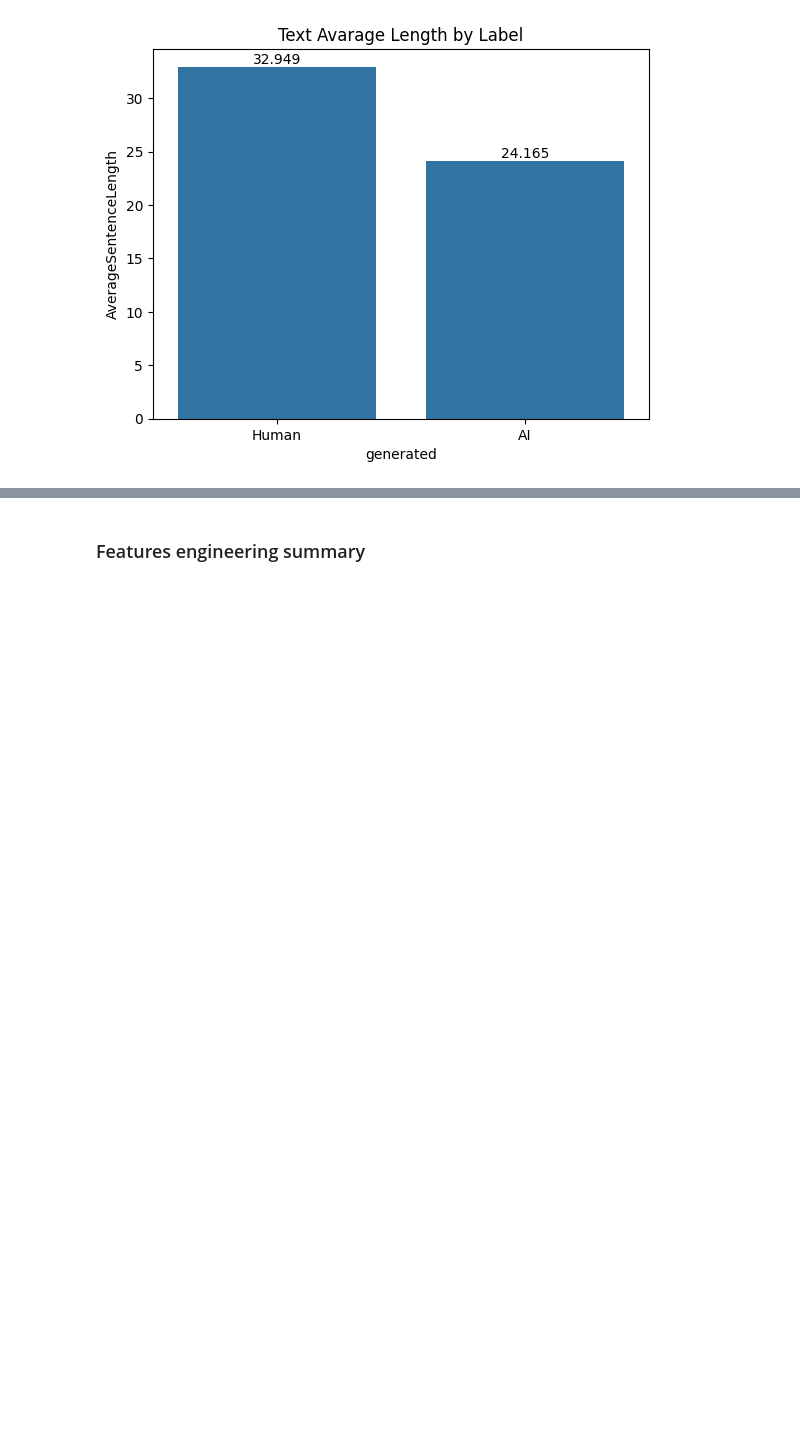
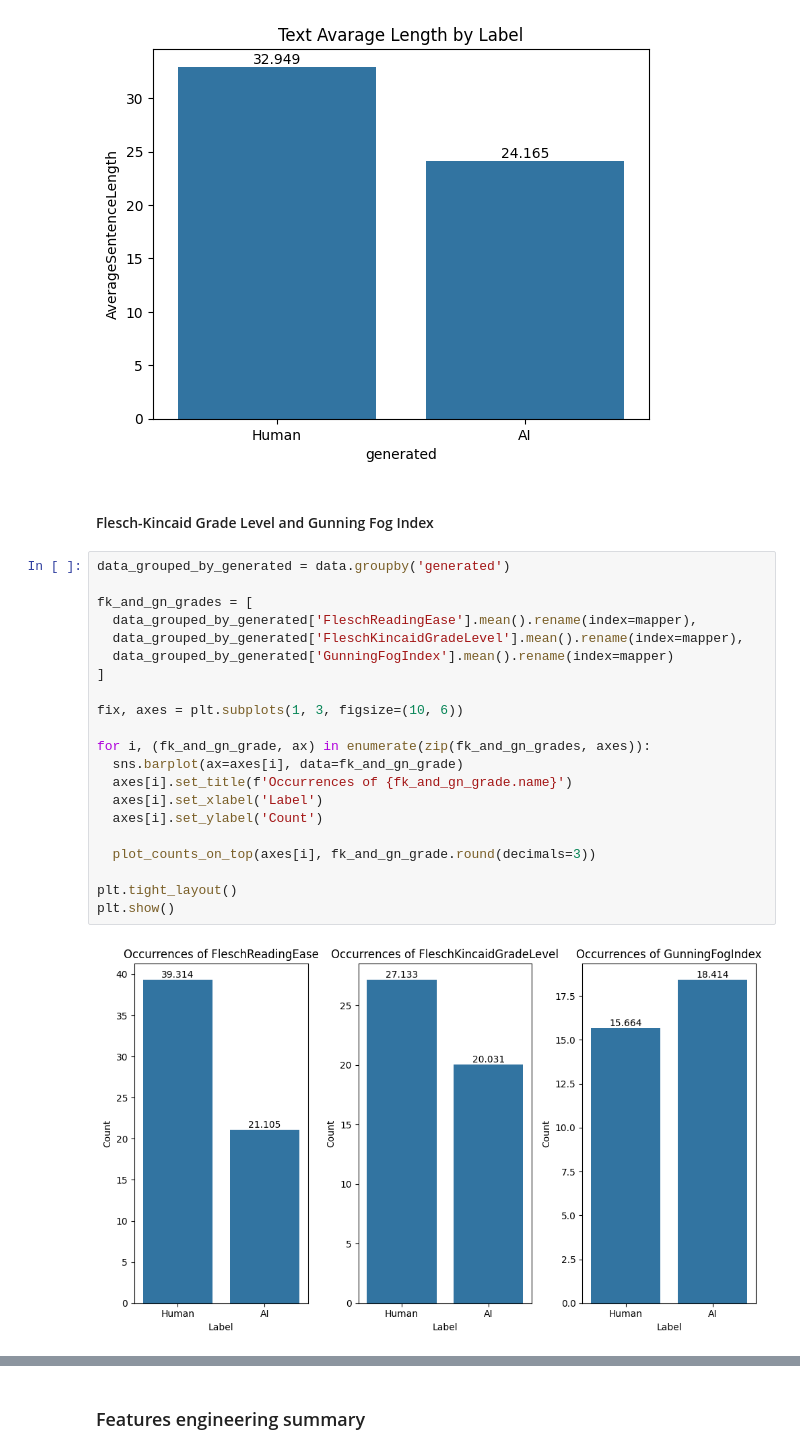
Before and after one commit to haimgoldfisher/AI-Human-Generated, a Jupyter notebook: colab_notebooks/Data_Loading_&_EDA.ipynb, the cells around one changed output, grey strips where cells are left out. Saved outputs shown, nothing was run; the diff lists cells and outputs as text; blank space fills up the shorter version.

```diff
--- a/colab_notebooks/Data_Loading_&_EDA.ipynb
+++ b/colab_notebooks/Data_Loading_&_EDA.ipynb
@@ -895,3 +899,28 @@ for i, (label, value) in enumerate(average_length.items()):
 plt.show()
 # %% [output]
 [figure]
+# %% [markdown]
+#### Flesch-Kincaid Grade Level and Gunning Fog Index
+# %%
+data_grouped_by_generated = data.groupby('generated')
+
+fk_and_gn_grades = [
+  data_grouped_by_generated['FleschReadingEase'].mean().rename(index=mapper),
+  data_grouped_by_generated['FleschKincaidGradeLevel'].mean().rename(index=mapper),
+  data_grouped_by_generated['GunningFogIndex'].mean().rename(index=mapper)
+]
+
+fix, axes = plt.subplots(1, 3, figsize=(10, 6))
+
+for i, (fk_and_gn_grade, ax) in enumerate(zip(fk_and_gn_grades, axes)):
+  sns.barplot(ax=axes[i], data=fk_and_gn_grade)
+  axes[i].set_title(f'Occurrences of {fk_and_gn_grade.name}')
+  axes[i].set_xlabel('Label')
+  axes[i].set_ylabel('Count')
+
+  plot_counts_on_top(axes[i], fk_and_gn_grade.round(decimals=3))
+
+plt.tight_layout()
+plt.show()
+# %% [output]
+[figure, added]
```
Also changed, not shown: parts of 6 cells of this notebook, 1 other file.
